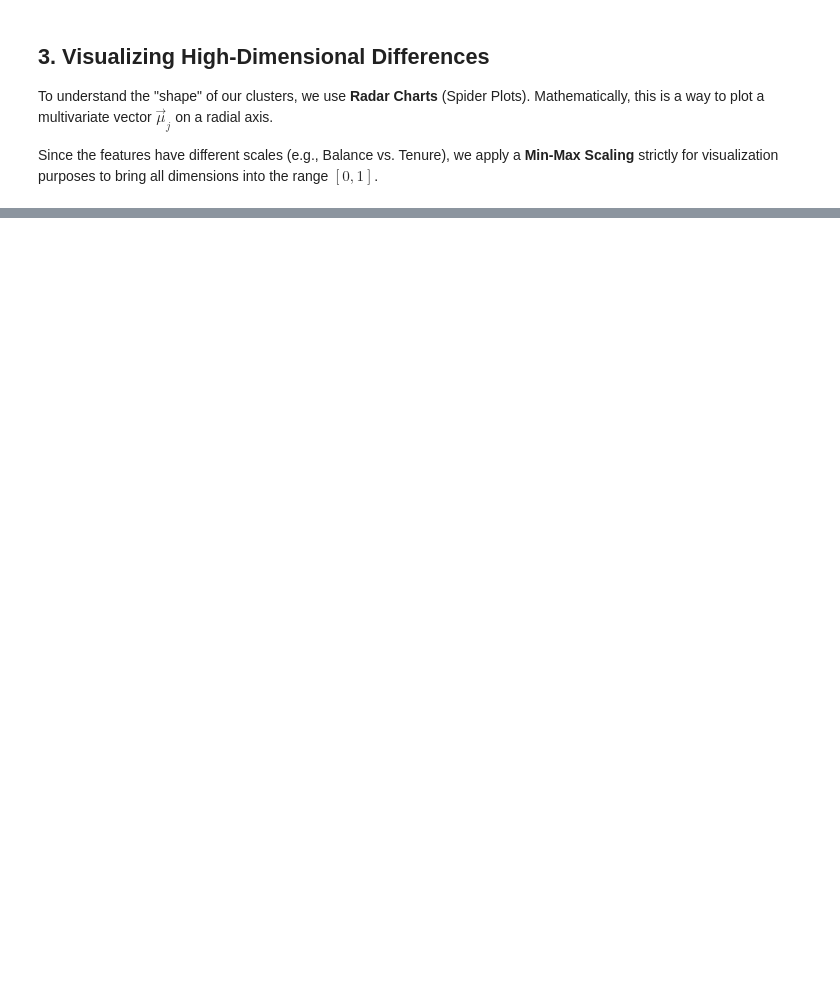
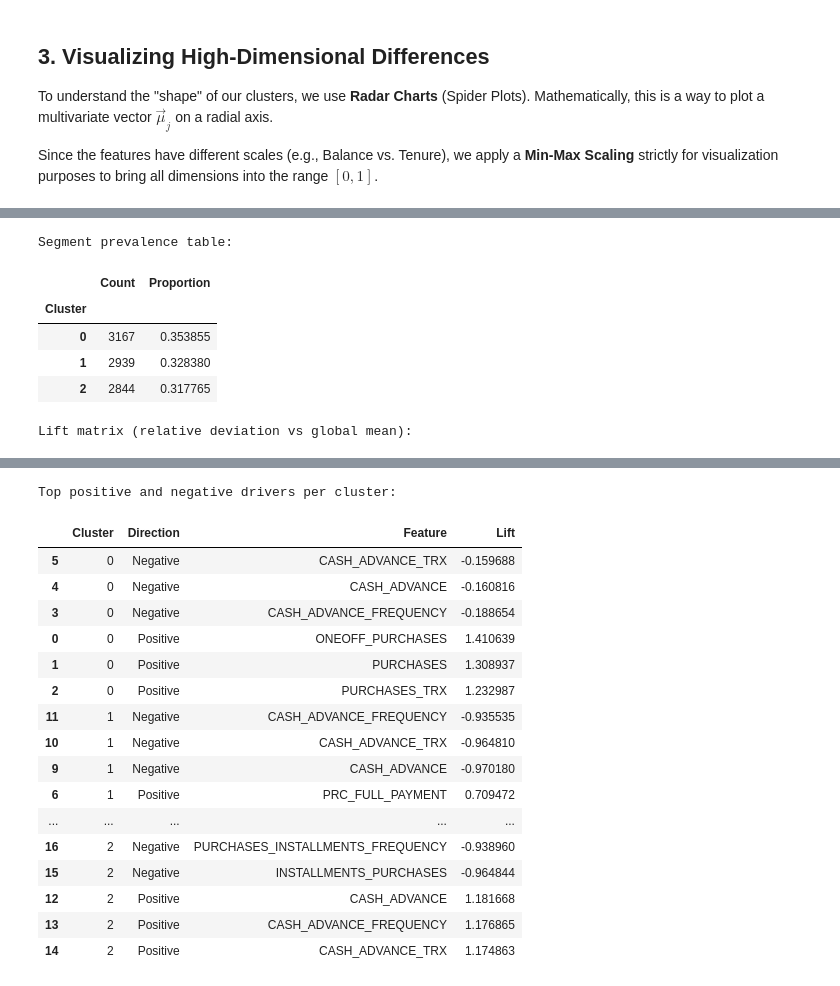
Before and after one commit to KalataBozukov/customer-segmentation-math, a Jupyter notebook: notebooks/04_cluster_profiling_and_FPD.ipynb, the cells around one changed output, grey strips where cells are left out. Cells and saved outputs as stored; diff of their text form; code cells hidden in the pictures; blank space fills up the shorter version.

```diff
--- a/notebooks/04_cluster_profiling_and_FPD.ipynb
+++ b/notebooks/04_cluster_profiling_and_FPD.ipynb
@@ -107,0 +189,55 @@ plot_radar_chart(scaled_centroids)
+# %%
+feature_cols = [col for col in df_raw.columns if col != 'Cluster']
+
+cluster_size_table = (
+    df_raw['Cluster']
+    .value_counts()
+    .sort_index()
+    .rename_axis('Cluster')
+    .to_frame('Count')
+)
+cluster_size_table['Proportion'] = cluster_size_table['Count'] / len(df_raw)
+
+print('Segment prevalence table:')
+display(cluster_size_table)
+
+global_mean = df_raw[feature_cols].mean()
+denominator = global_mean.replace(0, np.nan)
+lift_matrix = (cluster_centroids[feature_cols] - global_mean) / denominator
+
+print('Lift matrix (relative deviation vs global mean):')
+display(lift_matrix.round(3))
+
+top_driver_rows = []
+for cluster_id in lift_matrix.index:
+    cluster_lift = lift_matrix.loc[cluster_id].dropna()
+    top_positive = cluster_lift.sort_values(ascending=False).head(3)
+    top_negative = cluster_lift.sort_values(ascending=True).head(3)
+
+    for feature_name, lift_value in top_positive.items():
+        top_driver_rows.append({
+            'Cluster': cluster_id,
+            'Direction': 'Positive',
+            'Feature': feature_name,
+            'Lift': lift_value
+        })
+
+    for feature_name, lift_value in top_negative.items():
+        top_driver_rows.append({
+            'Cluster': cluster_id,
+            'Direction': 'Negative',
+            'Feature': feature_name,
+            'Lift': lift_value
+        })
+
+top_drivers = pd.DataFrame(top_driver_rows).sort_values(['Cluster', 'Direction', 'Lift'], ascending=[True, True, False])
+print('Top positive and negative drivers per cluster:')
+display(top_drivers)
+# %% [output]
+Segment prevalence table:
+|  | Count | Proportion |
+| Cluster |  |  |
+| 0 | 3167 | 0.353855 |
+| 1 | 2939 | 0.328380 |
+| 2 | 2844 | 0.317765 |
+Lift matrix (relative deviation vs global mean):
@@ -107,0 +249,18 @@ plot_radar_chart(scaled_centroids)
+Top positive and negative drivers per cluster:
+|  | Cluster | Direction | Feature | Lift |
+| 5 | 0 | Negative | CASH_ADVANCE_TRX | -0.159688 |
+| 4 | 0 | Negative | CASH_ADVANCE | -0.160816 |
+| 3 | 0 | Negative | CASH_ADVANCE_FREQUENCY | -0.188654 |
+| 0 | 0 | Positive | ONEOFF_PURCHASES | 1.410639 |
+| 1 | 0 | Positive | PURCHASES | 1.308937 |
+| 2 | 0 | Positive | PURCHASES_TRX | 1.232987 |
+| 11 | 1 | Negative | CASH_ADVANCE_FREQUENCY | -0.935535 |
+| 10 | 1 | Negative | CASH_ADVANCE_TRX | -0.964810 |
+| 9 | 1 | Negative | CASH_ADVANCE | -0.970180 |
+| 6 | 1 | Positive | PRC_FULL_PAYMENT | 0.709472 |
+| ... | ... | ... | ... | ... |
+| 16 | 2 | Negative | PURCHASES_INSTALLMENTS_FREQUENCY | -0.938960 |
+| 15 | 2 | Negative | INSTALLMENTS_PURCHASES | -0.964844 |
+| 12 | 2 | Positive | CASH_ADVANCE | 1.181668 |
+| 13 | 2 | Positive | CASH_ADVANCE_FREQUENCY | 1.176865 |
+| 14 | 2 | Positive | CASH_ADVANCE_TRX | 1.174863 |
```
Also changed, not shown: parts of 10 cells of this notebook, 10 other files.
